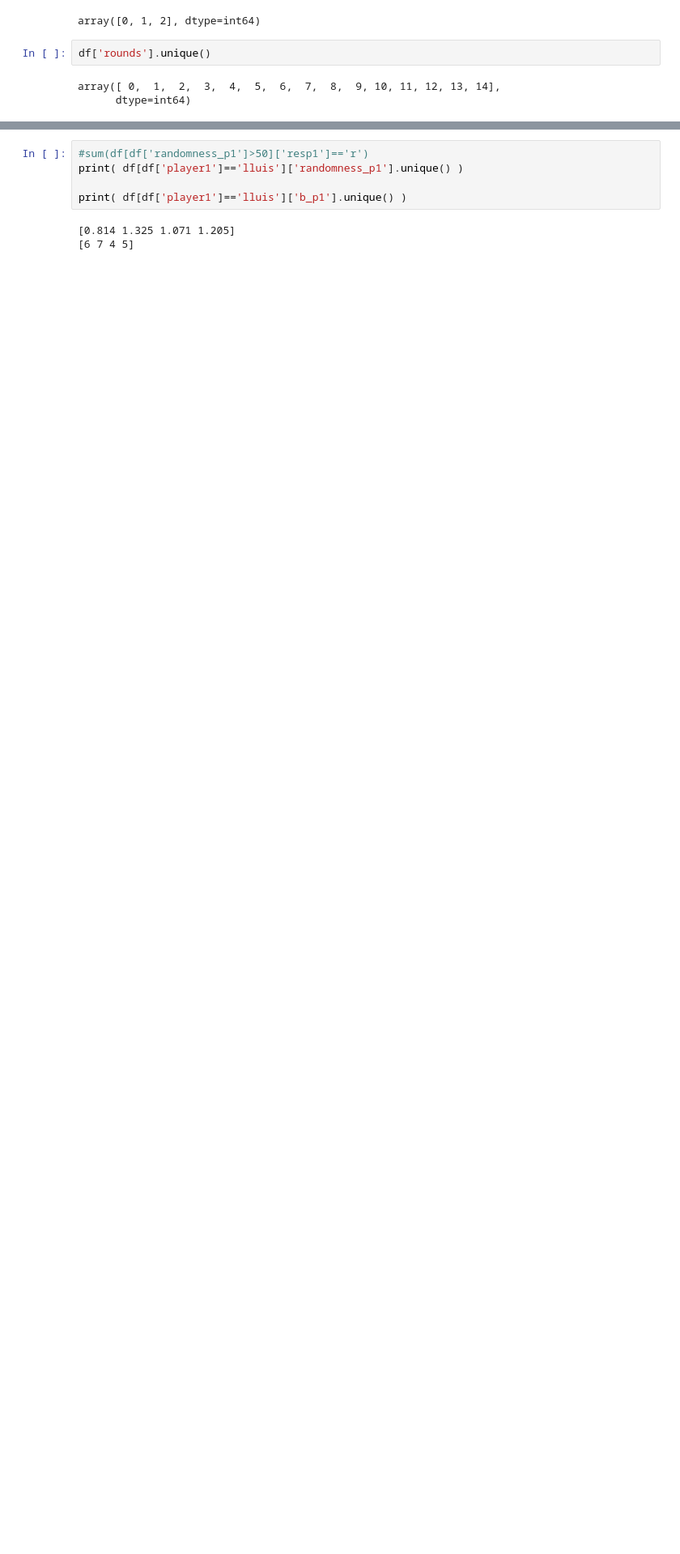
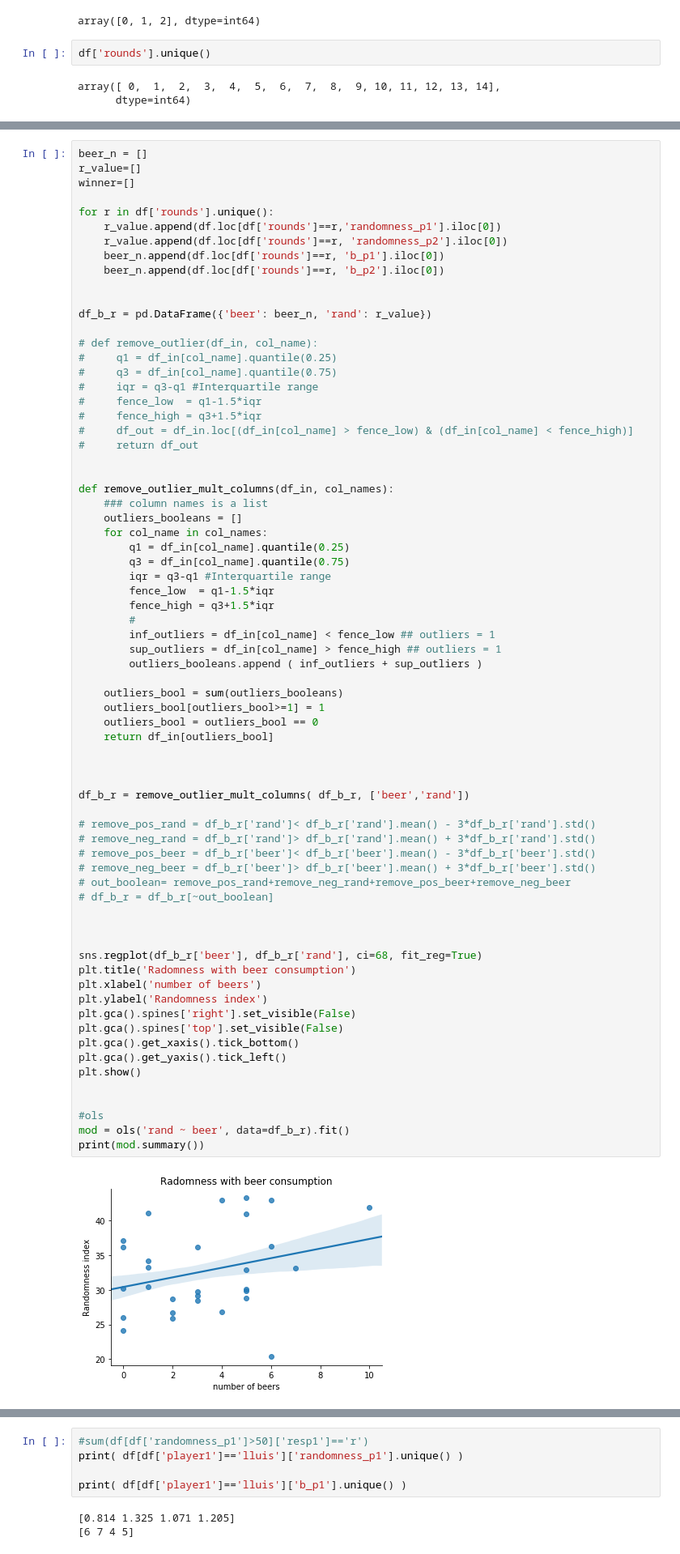
Before and after one commit to davidbestue/Retreat_2019, a Jupyter notebook: R_S_P/Analysis_rsp_alcohol.ipynb, the cells around one changed output, grey strips where cells are left out. Shown at 81% size. Cells and saved outputs as stored; diff of their text form; blank space fills up the shorter version.

```diff
--- a/R_S_P/Analysis_rsp_alcohol.ipynb
+++ b/R_S_P/Analysis_rsp_alcohol.ipynb
@@ -83,0 +139,72 @@ array([ 0,  1,  2,  3,  4,  5,  6,  7,  8,  9, 10, 11, 12, 13, 14],
+# %%
+beer_n = []
+r_value=[]
+winner=[]
+
+for r in df['rounds'].unique():
+    r_value.append(df.loc[df['rounds']==r,'randomness_p1'].iloc[0])
+    r_value.append(df.loc[df['rounds']==r, 'randomness_p2'].iloc[0])
+    beer_n.append(df.loc[df['rounds']==r, 'b_p1'].iloc[0])
+    beer_n.append(df.loc[df['rounds']==r, 'b_p2'].iloc[0])
+
+
+df_b_r = pd.DataFrame({'beer': beer_n, 'rand': r_value})
+
+# def remove_outlier(df_in, col_name):
+#     q1 = df_in[col_name].quantile(0.25)
+#     q3 = df_in[col_name].quantile(0.75)
+#     iqr = q3-q1 #Interquartile range
+#     fence_low  = q1-1.5*iqr
+#     fence_high = q3+1.5*iqr
+#     df_out = df_in.loc[(df_in[col_name] > fence_low) & (df_in[col_name] < fence_high)]
+#     return df_out
+
+
+def remove_outlier_mult_columns(df_in, col_names):
+    ### column names is a list
+    outliers_booleans = []
+    for col_name in col_names:
+        q1 = df_in[col_name].quantile(0.25)
+        q3 = df_in[col_name].quantile(0.75)
+        iqr = q3-q1 #Interquartile range
+        fence_low  = q1-1.5*iqr
+        fence_high = q3+1.5*iqr
+        #
+        inf_outliers = df_in[col_name] < fence_low ## outliers = 1
+        sup_outliers = df_in[col_name] > fence_high ## outliers = 1
+        outliers_booleans.append ( inf_outliers + sup_outliers )
+
+    outliers_bool = sum(outliers_booleans)
+    outliers_bool[outliers_bool>=1] = 1
+    outliers_bool = outliers_bool == 0
+    return df_in[outliers_bool]
+
+
+
+df_b_r = remove_outlier_mult_columns( df_b_r, ['beer','rand'])
+
+# remove_pos_rand = df_b_r['rand']< df_b_r['rand'].mean() - 3*df_b_r['rand'].std()
+# remove_neg_rand = df_b_r['rand']> df_b_r['rand'].mean() + 3*df_b_r['rand'].std()
+# remove_pos_beer = df_b_r['beer']< df_b_r['beer'].mean() - 3*df_b_r['beer'].std()
+# remove_neg_beer = df_b_r['beer']> df_b_r['beer'].mean() + 3*df_b_r['beer'].std()
+# out_boolean= remove_pos_rand+remove_neg_rand+remove_pos_beer+remove_neg_beer
+# df_b_r = df_b_r[~out_boolean]
+
+
+
+sns.regplot(df_b_r['beer'], df_b_r['rand'], ci=68, fit_reg=True)
+plt.title('Radomness with beer consumption')
+plt.xlabel('number of beers')
+plt.ylabel('Randomness index')
+plt.gca().spines['right'].set_visible(False)
+plt.gca().spines['top'].set_visible(False)
+plt.gca().get_xaxis().tick_bottom()
+plt.gca().get_yaxis().tick_left()
+plt.show()
+
+
+#ols
+mod = ols('rand ~ beer', data=df_b_r).fit()
+print(mod.summary())
+# %% [output]
+[figure, added]
```
Also changed, not shown: parts of 5 cells of this notebook, 1 other file.
